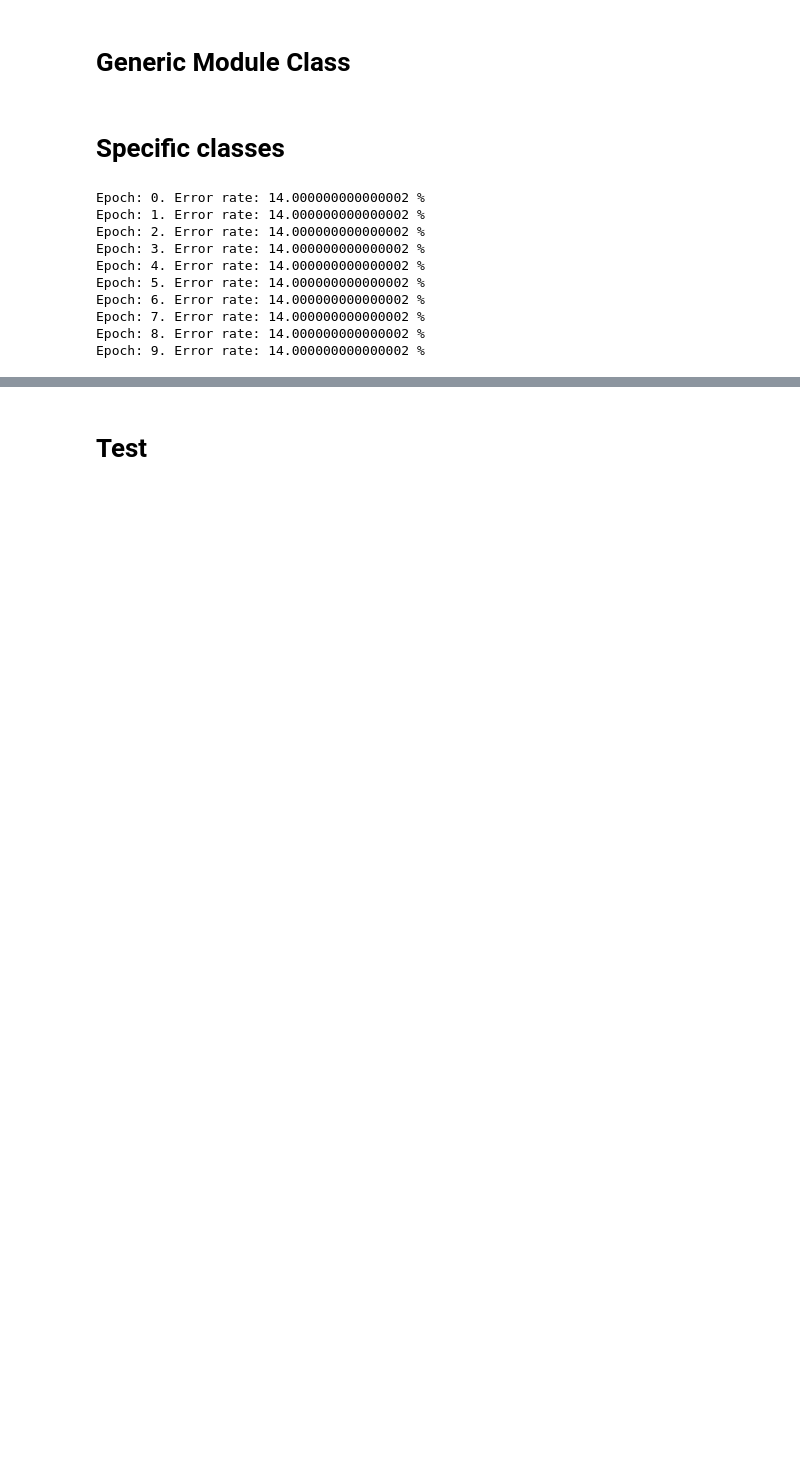
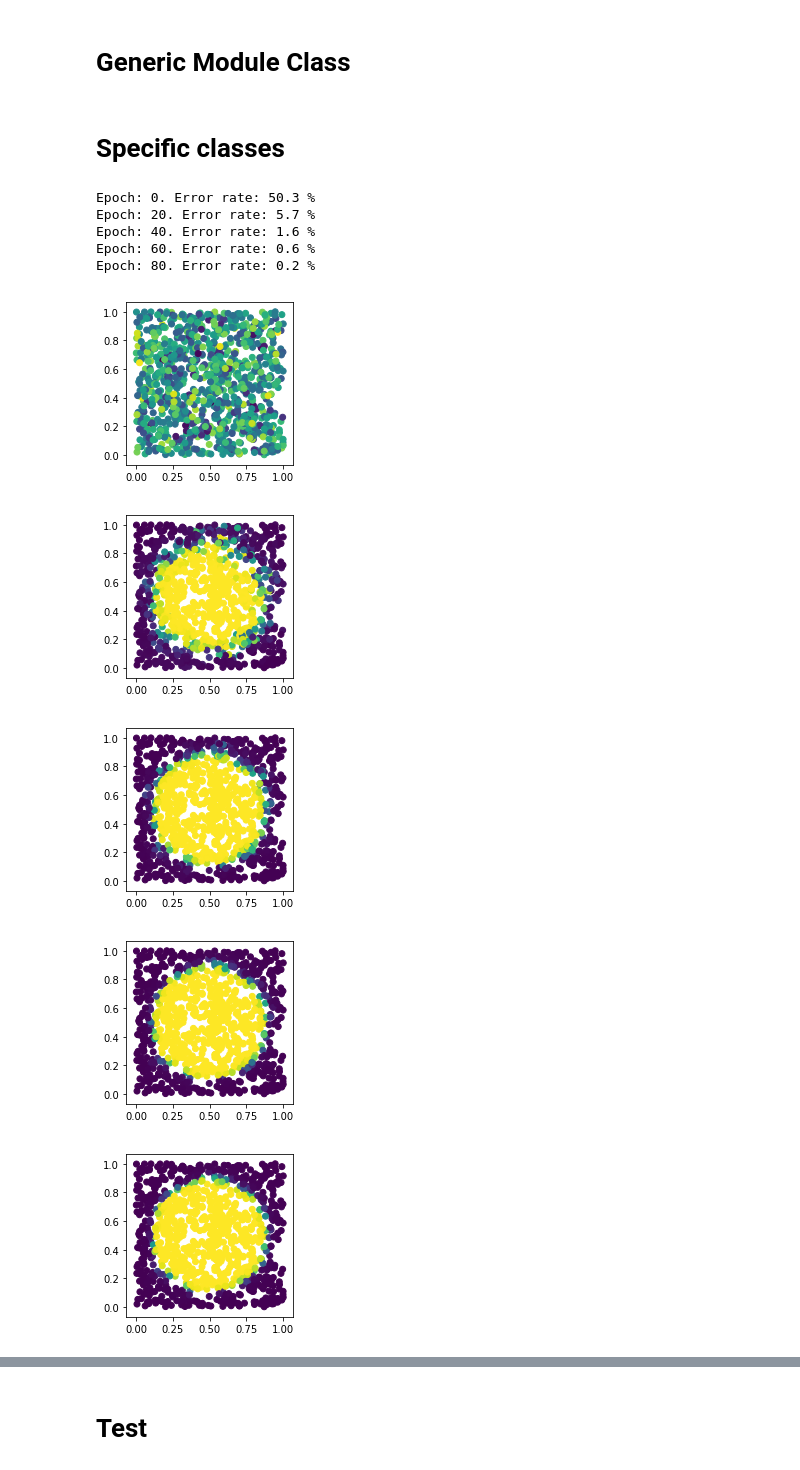
Before and after one commit to deatinor/DeepFramework, a Jupyter notebook: stefano/deepFramework_Leo.ipynb, the cells around one changed output, grey strips where cells are left out. Drawn from its saved outputs; the diff is of its cells as text; code cells hidden in the pictures; blank space fills up the shorter version.

```diff
--- a/stefano/deepFramework_Leo.ipynb
+++ b/stefano/deepFramework_Leo.ipynb
@@ -56,26 +55,31 @@ class Module():
 # %%
 class Linear(Module):
 
-    def __init__(self, input_features ,output_features):
+    def __init__(self, input_dimension ,output_dimension):
         super(Linear,self).__init__()
 
-        self._input_features = input_features
-        self._output_features = output_features
+        # Append 1 to input for bias term
+        self._input_dimension = input_dimension
+        self._output_dimension = output_dimension
 
-        self._weights = torch.randn(self._output_features, self._input_features)*1e-1
+        self._weights = torch.randn(self._output_dimension, self._input_dimension + 1)*1e-1
+
         self._gradient = torch.zeros(self._weights.shape)
 
     def forward(self, input):
-        self._input = input.view(-1)
+        self._input = torch.cat((torch.Tensor([1]), input.view(-1)))
         self._output = self._weights.mv(self._input)
 
         return self._output.clone()
 
     def backward(self, d_dy):
-        self._gradient.add_(d_dy.view(-1,1)*self._input.view(1,-1))
-        d_dx = self._weights.t().mv(d_dy)
+        self._gradient.add_(d_dy.view(-1,1) * self._input.view(1,-1))
+        d_dx = self._weights.narrow(1, 1, self._input_dimension).t().mv(d_dy)
 
         return d_dx
+
+    def param(self):
+        return self._weights, self._gradient
 
     def zero_grad_(self):
         self._gradient.zero_()
@@ -178,52 +182,65 @@ layers = [
     Tanh()
 ]
 
-loss = LossMSE()
+loss_function = LossMSE()
 
-learning_rate = 1e-3
+learning_rate = 1e-2
 
-network = Sequential(layers, loss)
+network = Sequential(layers, loss_function)
 
-num_epochs = 10
+num_epochs = 100
+train_loss = []
 
 for epoch in range(num_epochs):
 
     correct = 0
     all_output = []
+    loss_sum = 0
 
-    for j, pair in enumerate(zip(train,target_train)):
+    # Randomize order SGD
+    permutation = torch.randperm(target_train.shape[0])
+
+    for j, pair in enumerate(zip(train[permutation],target_train[permutation])):
 
         # Load sample
         train_element, target_element = pair
 
         # Forward pass
         loss, output = network(train_element, target_element)
+        loss_sum += loss
 
         # Backward pass, gradient step and reinitalize gradient
         network.backward()
         network.update_weights_(learning_rate)
         network.zero_grad_()
 
         # Training error
         boolean_target = target_element[1] > target_element[0]
         boolean_output = output[1] > output[0]
 
-        all_output.append(output)
+        all_output.append(output.numpy().tolist()[1])
 
         #difference = abs(output[1] - output[0])
         #boolean_output = difference < 1
+
         if boolean_target == boolean_output:
             correct += 1
 
-    print('Epoch: {}. Error rate: {} %'.format(epoch ,(1000-correct)/1000*100))
+    train_loss.append(loss_sum)
+    learning_rate *= 0.95
+
+    if epoch % 20 == 0:
+        print('Epoch: {}. Error rate: {} %'.format(epoch ,(1000-correct)/1000*100))
+
+        plot_output(train, all_output, permutation)
 # %% [output]
-Epoch: 0. Error rate: 14.000000000000002 %
-Epoch: 1. Error rate: 14.000000000000002 %
-Epoch: 2. Error rate: 14.000000000000002 %
-Epoch: 3. Error rate: 14.000000000000002 %
-Epoch: 4. Error rate: 14.000000000000002 %
-Epoch: 5. Error rate: 14.000000000000002 %
-Epoch: 6. Error rate: 14.000000000000002 %
-Epoch: 7. Error rate: 14.000000000000002 %
-Epoch: 8. Error rate: 14.000000000000002 %
-Epoch: 9. Error rate: 14.000000000000002 %
+Epoch: 0. Error rate: 50.3 %
+Epoch: 20. Error rate: 5.7 %
+Epoch: 40. Error rate: 1.6 %
+Epoch: 60. Error rate: 0.6 %
+Epoch: 80. Error rate: 0.2 %
+[figure, added]
+[figure, added]
+[figure, added]
+[figure, added]
+[figure, added]
```
Also changed, not shown: parts of 8 cells of this notebook, 1 other file.
